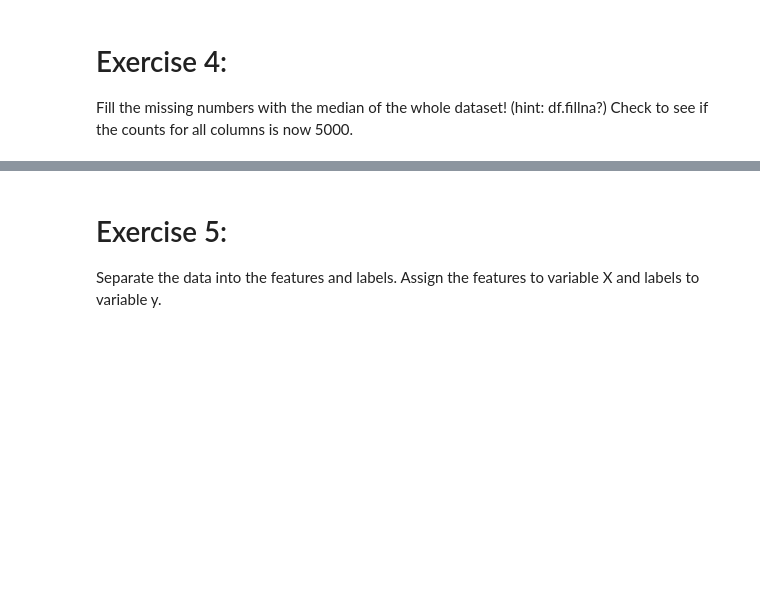
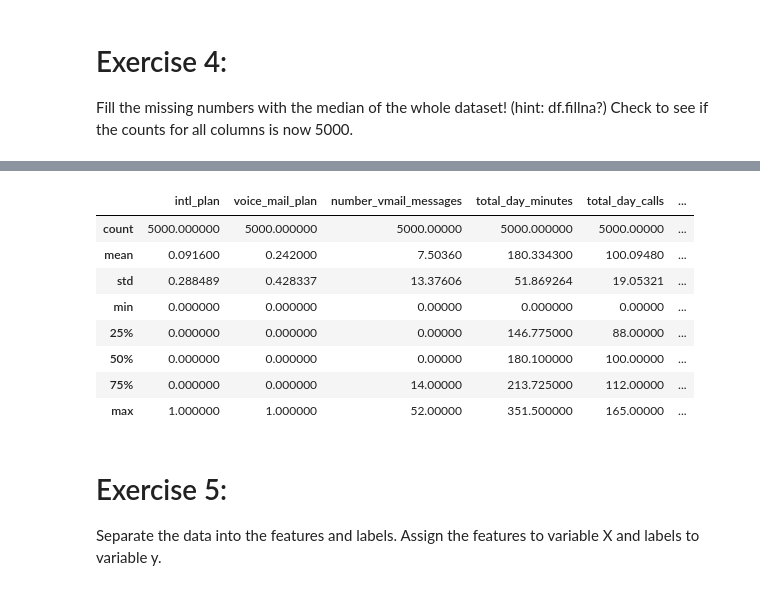
Before and after one commit to ChuaYunJuan/AI-Lab, a Jupyter notebook: AI_Week 4/Topic_2_Introduction_To_Supervised_Learning_Notebook_Questions/Topic 2 - Introduction To Supervised Learning Notebook 1 Question.ipynb, the cells around one changed output, grey strips where cells are left out. Saved outputs shown, nothing was run; the diff lists cells and outputs as text; code cells hidden in the pictures; blank space fills up the shorter version.

```diff
--- a/AI_Week 4/Topic_2_Introduction_To_Supervised_Learning_Notebook_Questions/Topic 2 - Introduction To Supervised Learning Notebook 1 Question.ipynb
+++ b/AI_Week 4/Topic_2_Introduction_To_Supervised_Learning_Notebook_Questions/Topic 2 - Introduction To Supervised Learning Notebook 1 Question.ipynb
@@ -37,3 +90,16 @@ Fill the missing numbers with the median of the whole dataset! (hint: df.fillna?
+# %%
+df_filled = df.fillna(value=df.median())
+df_filled.describe()
+# %% [output]
+|  | intl_plan | voice_mail_plan | number_vmail_messages | total_day_minutes | total_day_calls | ... |
+| count | 5000.000000 | 5000.000000 | 5000.00000 | 5000.000000 | 5000.00000 | ... |
+| mean | 0.091600 | 0.242000 | 7.50360 | 180.334300 | 100.09480 | ... |
+| std | 0.288489 | 0.428337 | 13.37606 | 51.869264 | 19.05321 | ... |
+| min | 0.000000 | 0.000000 | 0.00000 | 0.000000 | 0.00000 | ... |
+| 25% | 0.000000 | 0.000000 | 0.00000 | 146.775000 | 88.00000 | ... |
+| 50% | 0.000000 | 0.000000 | 0.00000 | 180.100000 | 100.00000 | ... |
+| 75% | 0.000000 | 0.000000 | 14.00000 | 213.725000 | 112.00000 | ... |
+| max | 1.000000 | 1.000000 | 52.00000 | 351.500000 | 165.00000 | ... |
 # %% [markdown]
 # Exercise 5:
 
```
Also changed, not shown: parts of 12 cells of this notebook.
